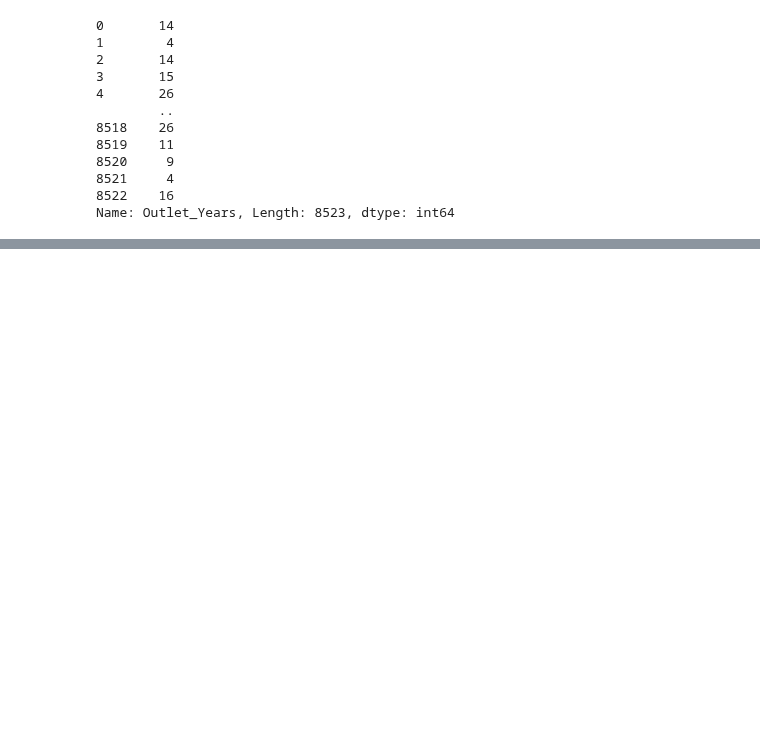
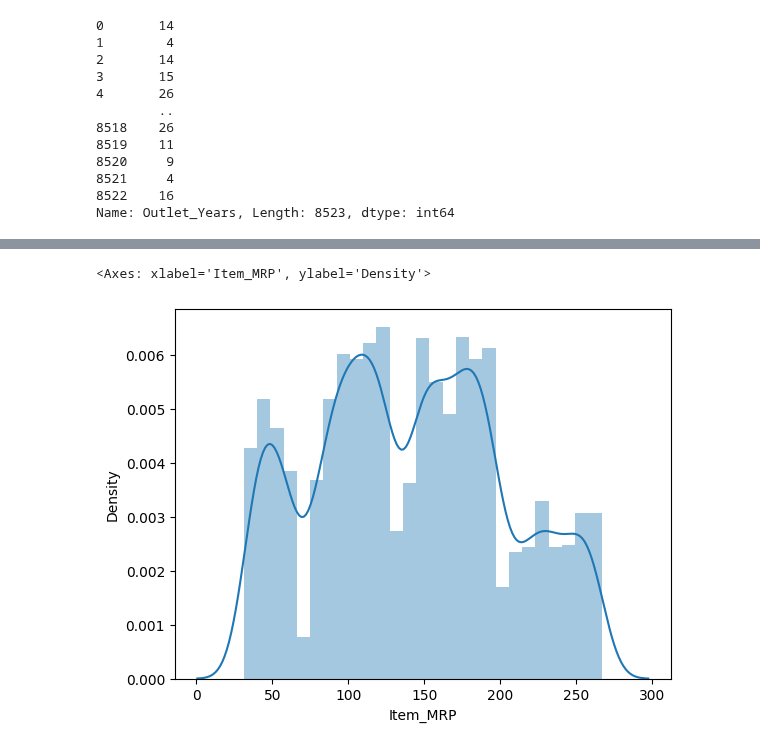
Before and after one commit to BhavyaT-135/Python-ML-Bootcamp, a Jupyter notebook: 04_bigmart_dataset_analysis/bigmart_dataset_analysis.ipynb, the cells around one changed output, grey strips where cells are left out. Cells and saved outputs as stored; diff of their text form; code cells hidden in the pictures; blank space fills up the shorter version.

```diff
--- a/04_bigmart_dataset_analysis/bigmart_dataset_analysis.ipynb
+++ b/04_bigmart_dataset_analysis/bigmart_dataset_analysis.ipynb
@@ -269,0 +291,5 @@ Name: Outlet_Years, Length: 8523, dtype: int64
+# %%
+sns.distplot(df['Item_MRP'])
+# %% [output]
+<Axes: xlabel='Item_MRP', ylabel='Density'>
+[figure, added]
```
Also changed, not shown: parts of 12 cells of this notebook.
